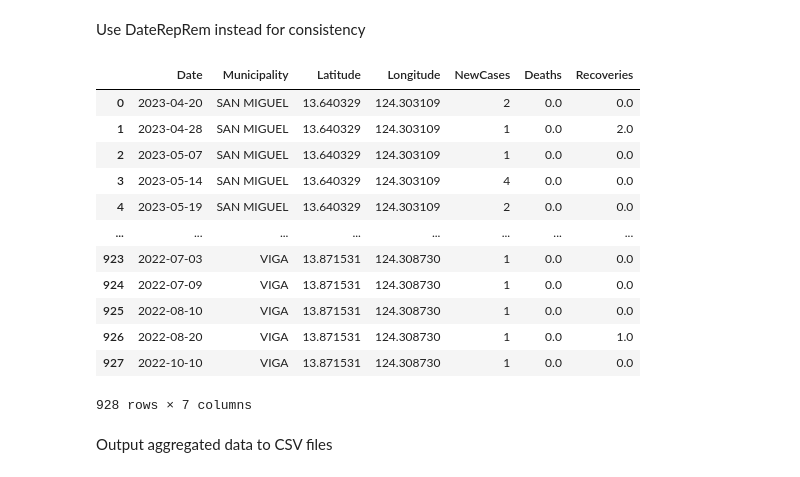
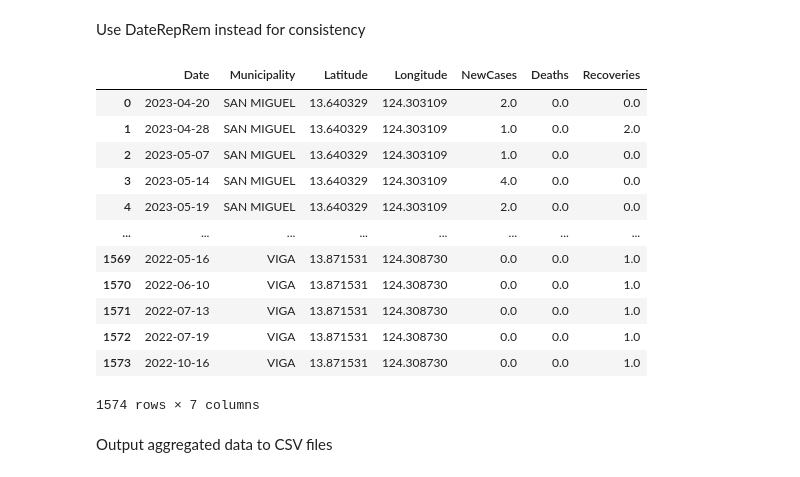
Before and after one commit to dddelacruz/cs198-scl-envi-2425, a Jupyter notebook: aggregatedata.ipynb, the cells around one changed output. Drawn from its saved outputs; the diff is of its cells as text; code cells hidden in the pictures.

Commit message:
fixed date indexing for aggregated data

```diff
--- a/aggregatedata.ipynb
+++ b/aggregatedata.ipynb
@@ -98,55 +98,69 @@ for mun in mun_list:
 
     # for each unique dates, count the number of new cases
     cases = df[df['CityMunRes'] == mun].groupby("DateRepConf").size()
+    cases.index.name = "Date"
+    #print(cases)
 
     # count number of deaths
     deaths = df[(df['CityMunRes'] == mun) & (df["RemovalType"] == "DIED")].groupby("DateRepRem").size()
+    deaths.index.name = "Date"
 
     # count number of recoveries
     recoveries = df[(df['CityMunRes'] == mun) & (df["RemovalType"] == "RECOVERED")].groupby("DateRepRem").size()
+    recoveries.index.name = "Date"
 
     # create new DataFrame for data
     new_df = pd.DataFrame()
 
+    data = {
+        "NewCases" : cases,
+        "Deaths" : deaths,
+        "Recoveries" : recoveries
+    }
+
+    new_df = pd.concat(data, axis = 1)
+
+    #print(new_df)
+
     #new_df.index.name = "Date"
-    new_df["NewCases"] = cases
-    new_df["Deaths"] = deaths
-    new_df["Recoveries"] = recoveries
+    #new_df["NewCases"] = cases
+    #new_df["Deaths"] = deaths
+    #new_df["Recoveries"] = recoveries
     new_df["Municipality"] = mun
     new_df["Latitude"] = locations.loc[mun]["Latitude"]
     new_df["Longitude"] = locations.loc[mun]["Longitude"]
     new_df["Date"] = new_df.index
 
     new_df = new_df.fillna(0)
 
     # append to aggregated dataframe
     df_aggregated = pd.concat([df_aggregated, new_df], ignore_index=True)
 
     #mun_dict[mun] = new_df
 
     #print(new_df)
 
 # reorganize columns
 df_aggregated =df_aggregated.iloc[:, [6, 3, 4, 5, 0, 1, 2]]
 
 # reformat date
 df_aggregated["Date"] = pd.to_datetime(df_aggregated.Date, format='mixed')
 
 df_aggregated
 # %% [output]
 |  | Date | Municipality | Latitude | Longitude | NewCases | Deaths | Recoveries |
-| 0 | 2023-04-20 | SAN MIGUEL | 13.640329 | 124.303109 | 2 | 0.0 | 0.0 |
-| 1 | 2023-04-28 | SAN MIGUEL | 13.640329 | 124.303109 | 1 | 0.0 | 2.0 |
-| 2 | 2023-05-07 | SAN MIGUEL | 13.640329 | 124.303109 | 1 | 0.0 | 0.0 |
-| 3 | 2023-05-14 | SAN MIGUEL | 13.640329 | 124.303109 | 4 | 0.0 | 0.0 |
-| 4 | 2023-05-19 | SAN MIGUEL | 13.640329 | 124.303109 | 2 | 0.0 | 0.0 |
+| 0 | 2023-04-20 | SAN MIGUEL | 13.640329 | 124.303109 | 2.0 | 0.0 | 0.0 |
+| 1 | 2023-04-28 | SAN MIGUEL | 13.640329 | 124.303109 | 1.0 | 0.0 | 2.0 |
+| 2 | 2023-05-07 | SAN MIGUEL | 13.640329 | 124.303109 | 1.0 | 0.0 | 0.0 |
+| 3 | 2023-05-14 | SAN MIGUEL | 13.640329 | 124.303109 | 4.0 | 0.0 | 0.0 |
+| 4 | 2023-05-19 | SAN MIGUEL | 13.640329 | 124.303109 | 2.0 | 0.0 | 0.0 |
 | ... | ... | ... | ... | ... | ... | ... | ... |
-| 923 | 2022-07-03 | VIGA | 13.871531 | 124.308730 | 1 | 0.0 | 0.0 |
-| 924 | 2022-07-09 | VIGA | 13.871531 | 124.308730 | 1 | 0.0 | 0.0 |
-| 925 | 2022-08-10 | VIGA | 13.871531 | 124.308730 | 1 | 0.0 | 0.0 |
-| 926 | 2022-08-20 | VIGA | 13.871531 | 124.308730 | 1 | 0.0 | 1.0 |
-| 927 | 2022-10-10 | VIGA | 13.871531 | 124.308730 | 1 | 0.0 | 0.0 |
+| 1569 | 2022-05-16 | VIGA | 13.871531 | 124.308730 | 0.0 | 0.0 | 1.0 |
+| 1570 | 2022-06-10 | VIGA | 13.871531 | 124.308730 | 0.0 | 0.0 | 1.0 |
+| 1571 | 2022-07-13 | VIGA | 13.871531 | 124.308730 | 0.0 | 0.0 | 1.0 |
+| 1572 | 2022-07-19 | VIGA | 13.871531 | 124.308730 | 0.0 | 0.0 | 1.0 |
+| 1573 | 2022-10-16 | VIGA | 13.871531 | 124.308730 | 0.0 | 0.0 | 1.0 |
-928 rows × 7 columns
+1574 rows × 7 columns
 # %% [markdown]
 Output aggregated data to CSV files
 # %%
```
Also changed, not shown: parts of 1 cell of this notebook, 3 other files.
